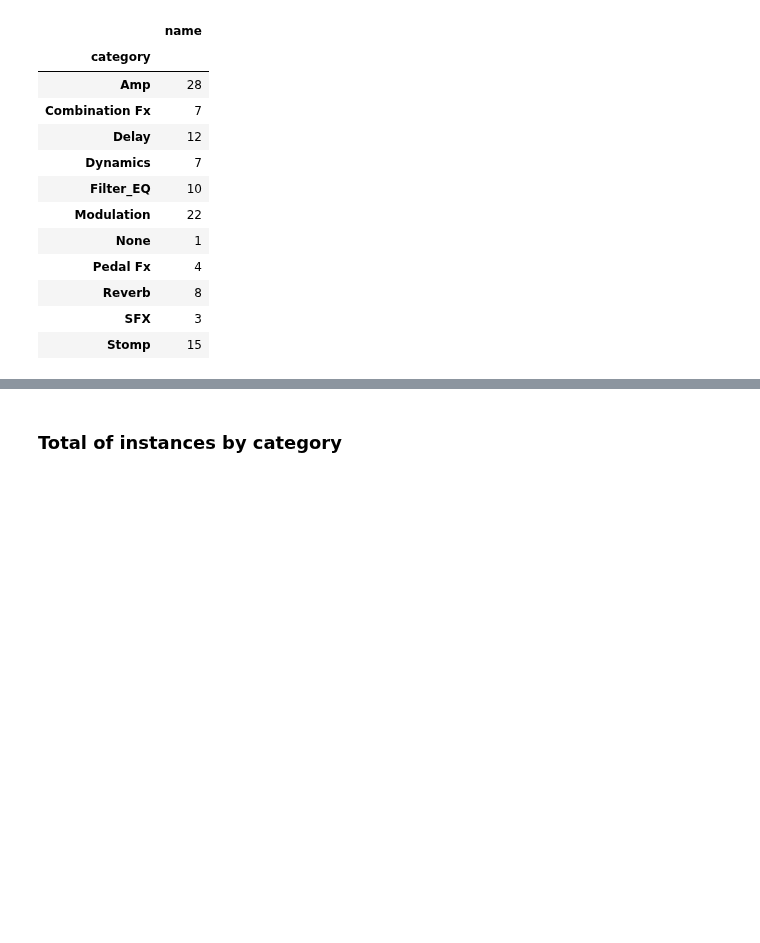
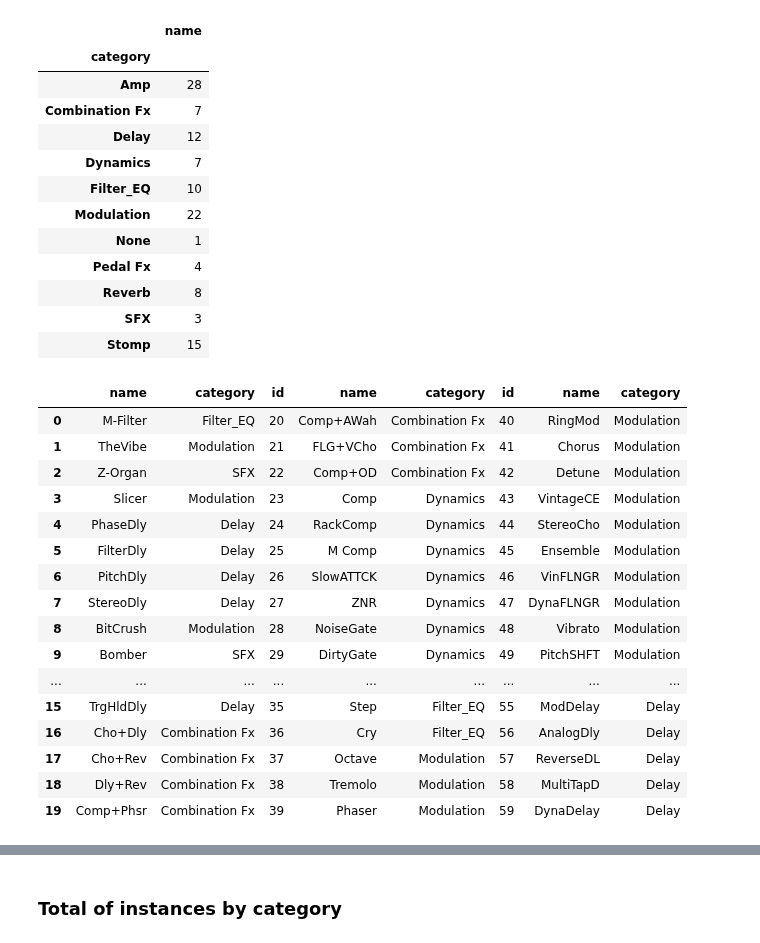
Before and after one commit to SrMouraSilva/RBM, a Jupyter notebook: experiments/notebooks/Dataset.ipynb, the cells around one changed output, grey strips where cells are left out. Saved outputs shown, nothing was run; the diff lists cells and outputs as text; code cells hidden in the pictures; blank space fills up the shorter version.

```diff
--- a/experiments/notebooks/Dataset.ipynb
+++ b/experiments/notebooks/Dataset.ipynb
@@ -90,3 +92,34 @@ plugins_categories.groupby('category').count()
 | Reverb | 8 |
 | SFX | 3 |
 | Stomp | 15 |
+# %%
+pc = plugins_categories.sort_index()
+
+number_by_page = 20
+
+pc1 = pc[pc.index < number_by_page]
+pc2 = pc[(pc.index >= number_by_page) & (pc.index < number_by_page*2)]
+pc3 = pc[(pc.index >= number_by_page*2) & (pc.index < number_by_page*3)]
+
+
+page1 = pd.concat([pc1, pc2.reset_index(), pc3.reset_index()], axis=1)
+page1.to_latex('output/plugins-categories-1.latex')
+page1
+# %% [output]
+|  | name | category | id | name | category | id | name | category |
+| 0 | M-Filter | Filter_EQ | 20 | Comp+AWah | Combination Fx | 40 | RingMod | Modulation |
+| 1 | TheVibe | Modulation | 21 | FLG+VCho | Combination Fx | 41 | Chorus | Modulation |
+| 2 | Z-Organ | SFX | 22 | Comp+OD | Combination Fx | 42 | Detune | Modulation |
+| 3 | Slicer | Modulation | 23 | Comp | Dynamics | 43 | VintageCE | Modulation |
+| 4 | PhaseDly | Delay | 24 | RackComp | Dynamics | 44 | StereoCho | Modulation |
+| 5 | FilterDly | Delay | 25 | M Comp | Dynamics | 45 | Ensemble | Modulation |
+| 6 | PitchDly | Delay | 26 | SlowATTCK | Dynamics | 46 | VinFLNGR | Modulation |
+| 7 | StereoDly | Delay | 27 | ZNR | Dynamics | 47 | DynaFLNGR | Modulation |
+| 8 | BitCrush | Modulation | 28 | NoiseGate | Dynamics | 48 | Vibrato | Modulation |
+| 9 | Bomber | SFX | 29 | DirtyGate | Dynamics | 49 | PitchSHFT | Modulation |
+| ... | ... | ... | ... | ... | ... | ... | ... | ... |
+| 15 | TrgHldDly | Delay | 35 | Step | Filter_EQ | 55 | ModDelay | Delay |
+| 16 | Cho+Dly | Combination Fx | 36 | Cry | Filter_EQ | 56 | AnalogDly | Delay |
+| 17 | Cho+Rev | Combination Fx | 37 | Octave | Modulation | 57 | ReverseDL | Delay |
+| 18 | Dly+Rev | Combination Fx | 38 | Tremolo | Modulation | 58 | MultiTapD | Delay |
+| 19 | Comp+Phsr | Combination Fx | 39 | Phaser | Modulation | 59 | DynaDelay | Delay |
```
Also changed, not shown: parts of 3 cells of this notebook, 23 other files.
